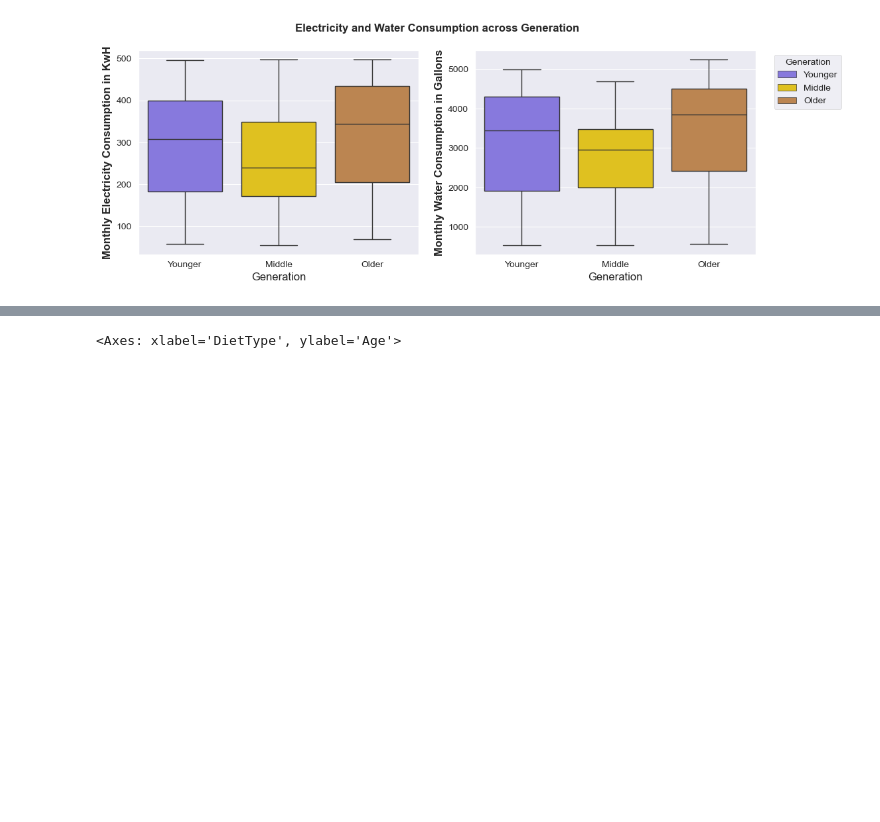
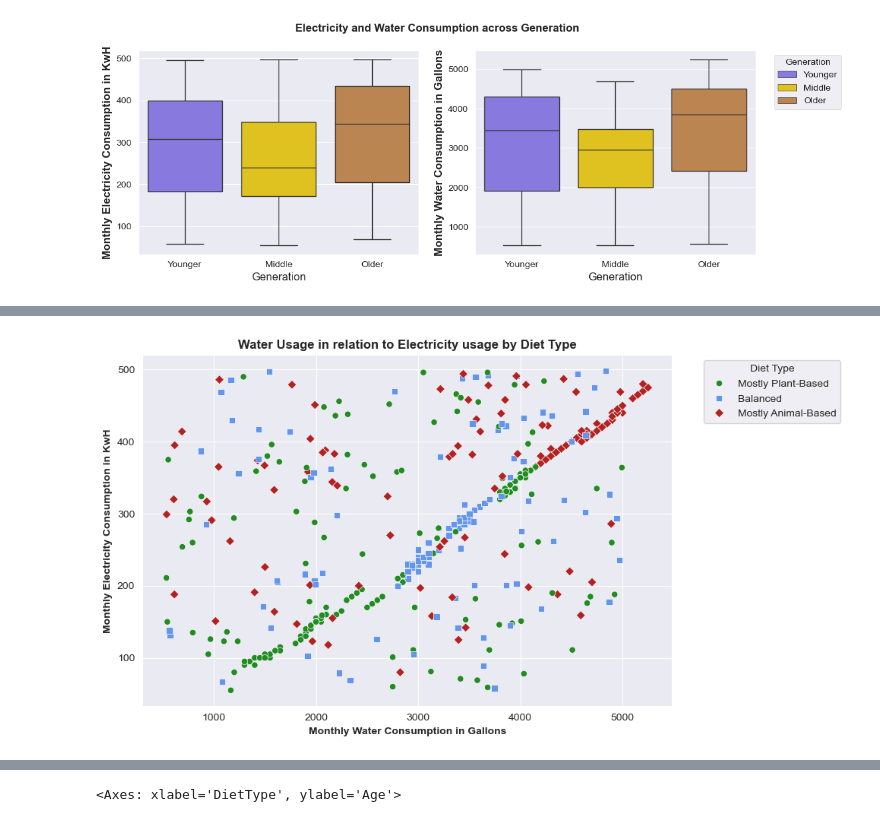
Before and after one commit to benmanzano/Data-Analysis-with-Python, a Jupyter notebook: PythonProject.ipynb, the cells around one changed output, grey strips where cells are left out. Cells and saved outputs as stored; diff of their text form; code cells hidden in the pictures; blank space fills up the shorter version.

```diff
--- a/PythonProject.ipynb
+++ b/PythonProject.ipynb
@@ -208 +244,17 @@ ax_W.legend([handlesW[i] for i in order],[labelsW[i] for i in order],
+# %%
+plt.figure(figsize=(9,6))
+sns.scatterplot(x=df["MonthlyWaterConsumption"],y=df["MonthlyElectricityConsumption"],
+                hue = df['DietType'],style = df['DietType'],markers=["o", "s", "D"], palette = color_map)  # Use the DietType as the value for the points
+                                                                                    # Use custom color map to color
+
+plt.title('Water Usage in relation to Electricity usage by Diet Type',weight = 'bold')
+plt.xlabel('Monthly Water Consumption in Gallons',weight = 'bold')
+plt.ylabel('Monthly Electricity Consumption in KwH',weight = 'bold')
+plt.legend(title='Diet Type',
+          bbox_to_anchor=(1.05,1),
+          loc=('upper left'))
+plt.savefig('scatterplot_diettype_electricitywater.png', dpi=100, bbox_inches='tight')
+plt.show()
+# %% [output]
+[figure, added]
 # %%
```
Also changed, not shown: parts of 6 cells of this notebook.
